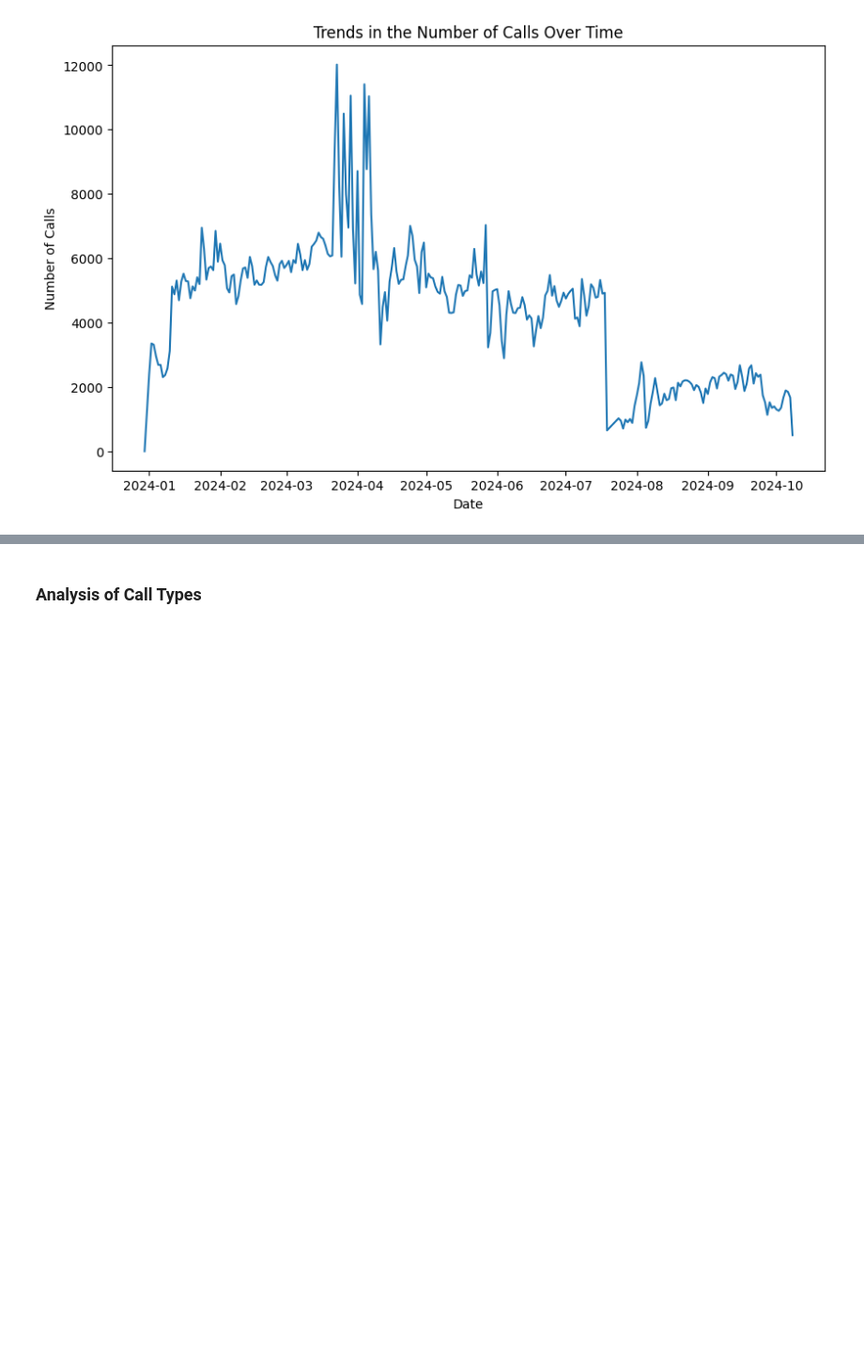
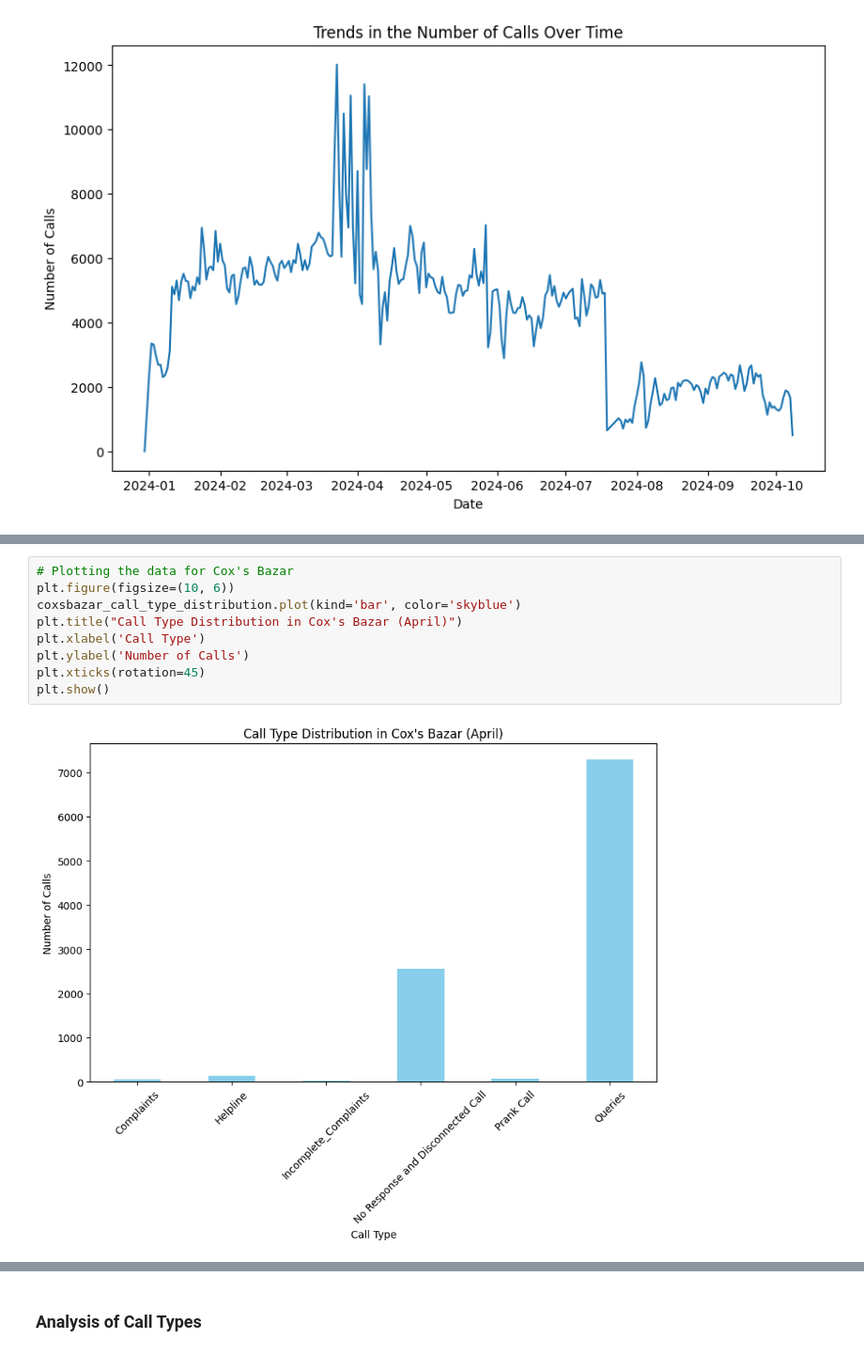
Before and after one commit to iamaber/333-data-analysis, a Jupyter notebook: main.ipynb, the cells around one changed output, grey strips where cells are left out. Shown at 94% size. Drawn from its saved outputs; the diff is of its cells as text; blank space fills up the shorter version.

```diff
--- a/main.ipynb
+++ b/main.ipynb
@@ -329,0 +383,11 @@ plt.show()
+# %%
+# Plotting the data for Cox's Bazar
+plt.figure(figsize=(10, 6))
+coxsbazar_call_type_distribution.plot(kind='bar', color='skyblue')
+plt.title("Call Type Distribution in Cox's Bazar (April)")
+plt.xlabel('Call Type')
+plt.ylabel('Number of Calls')
+plt.xticks(rotation=45)
+plt.show()
+# %% [output]
+[figure, added]
```
Also changed, not shown: parts of 12 cells of this notebook.
